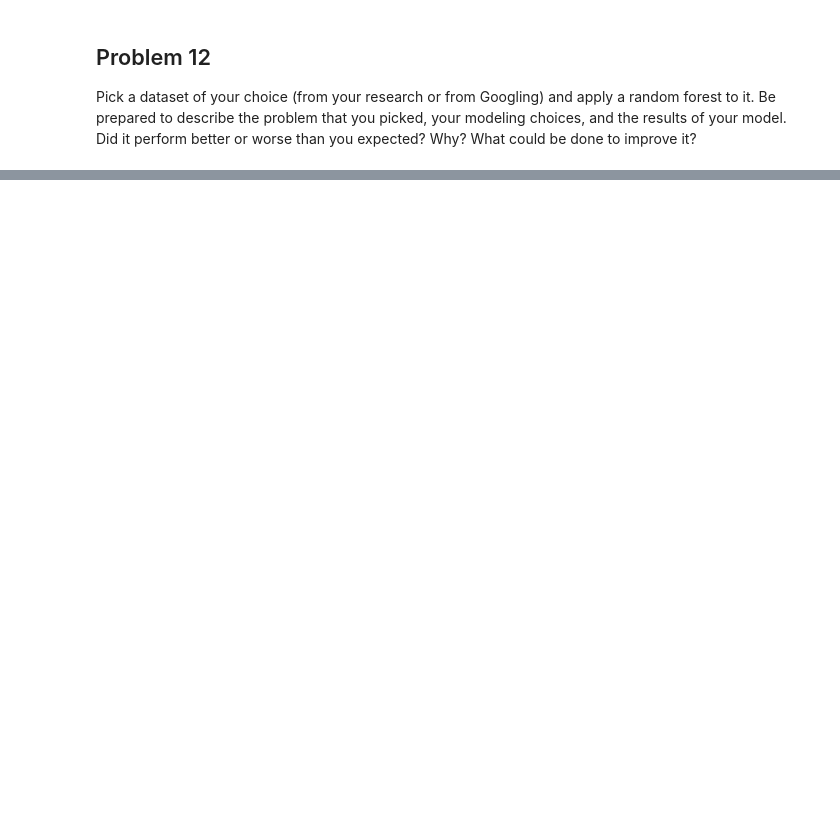
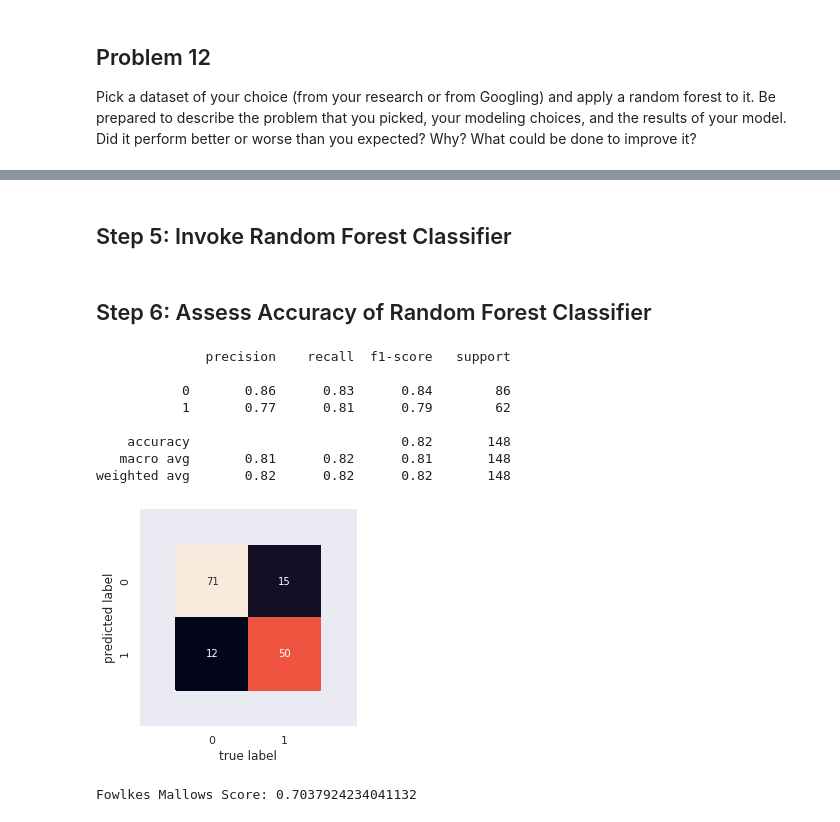
Before and after one commit to jyoung67/data-science, a Jupyter notebook: HW10/10-random_forest_working.ipynb, the cells around one changed output, grey strips where cells are left out. Saved outputs shown, nothing was run; the diff lists cells and outputs as text; code cells hidden in the pictures; blank space fills up the shorter version.

```diff
--- a/HW10/10-random_forest_working.ipynb
+++ b/HW10/10-random_forest_working.ipynb
@@ -359,0 +457,2 @@ Pick a dataset of your choice (from your research or from Googling) and apply a
+# %%
+train_heart_X, test_heart_X, train_heart_Y, test_heart_Y = train_test_split(heartData, heartLabels, test_size=0.50, random_state=1234)
@@ -359,0 +461,3 @@ Pick a dataset of your choice (from your research or from Googling) and apply a
+# %%
+rf_heart_model = RandomForestClassifier(n_estimators=1000, max_depth=3,random_state=1234)
+rf_heart_model.fit(train_heart_X, train_heart_Y)
@@ -359,0 +472,36 @@ Pick a dataset of your choice (from your research or from Googling) and apply a
+# %% [markdown]
+## Step 5: Invoke Random Forest Classifier
+# %%
+heart_disease_pred = rf_heart_model.predict(test_heart_X)
+# %% [markdown]
+## Step 6: Assess Accuracy of  Random Forest Classifier
+# %%
+print(classification_report(heart_disease_pred,test_heart_Y))
+
+
+mat = confusion_matrix(test_heart_Y, heart_disease_pred)
+sns.heatmap(mat.T, square=True, annot=True,fmt='d',  cbar=False)
+plt.xlabel('true label')
+plt.ylabel('predicted label');
+plt.xlim(-0.5, len(np.unique(test_heart_Y))+0.5)
+plt.ylim(len(np.unique(test_heart_Y))+0.5, -0.5)
+plt.show()
+#  Take note of the following waring message:
+# "UndefinedMetricWarning: Recall and F-score are ill-defined and being set to 0.0 in labels with no true samples."
+# It appears this warning was generated because zero out of 23 1's were predicted correctly:
+# https://stackoverflow.com/questions/34757653/why-does-scikitlearn-says-f1-score-is-ill-defined-with-fn-bigger-than-0
+
+from sklearn.metrics.cluster import fowlkes_mallows_score
+heart_disease_accuracy = fowlkes_mallows_score(test_heart_Y, heart_disease_pred)
+print("Fowlkes Mallows Score:", heart_disease_accuracy)
+# %% [output]
+              precision    recall  f1-score   support
+
+           0       0.86      0.83      0.84        86
+           1       0.77      0.81      0.79        62
+
+    accuracy                           0.82       148
+   macro avg       0.81      0.82      0.81       148
+weighted avg       0.82      0.82      0.82       148
+[figure, added]
+Fowlkes Mallows Score: 0.7037924234041132
```
Also changed, not shown: parts of 13 cells of this notebook.
